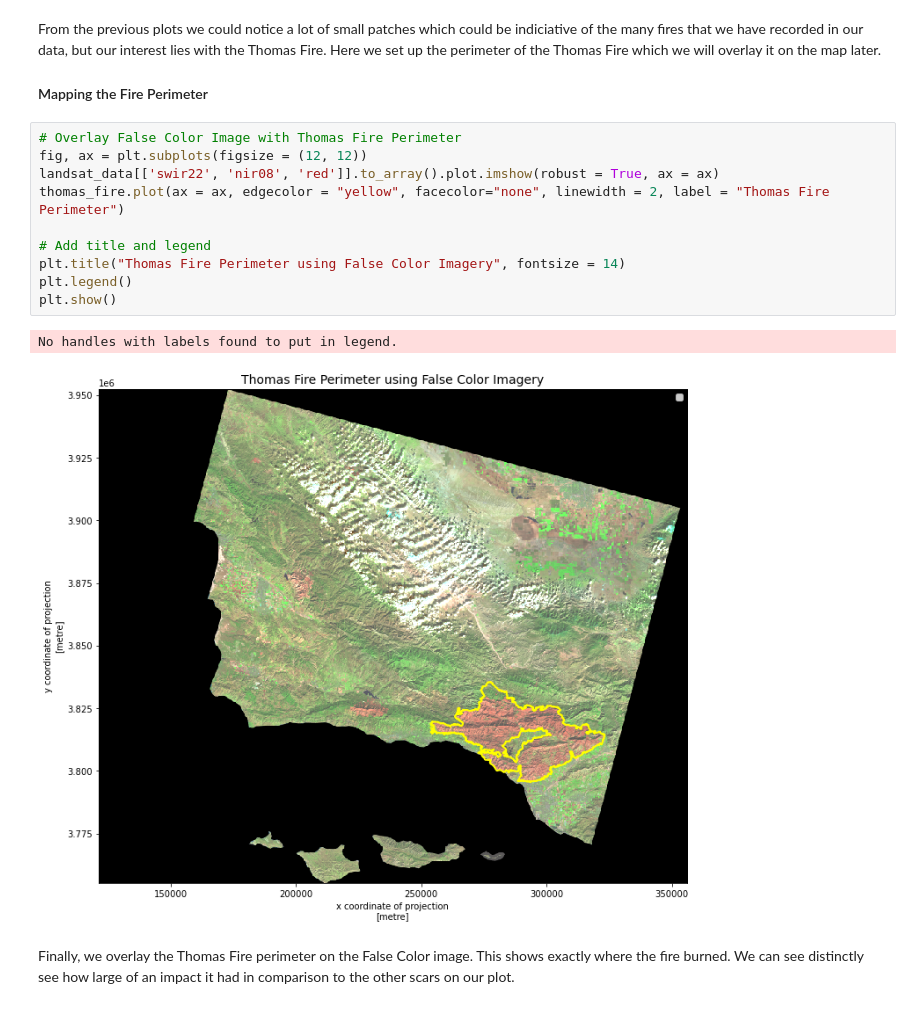
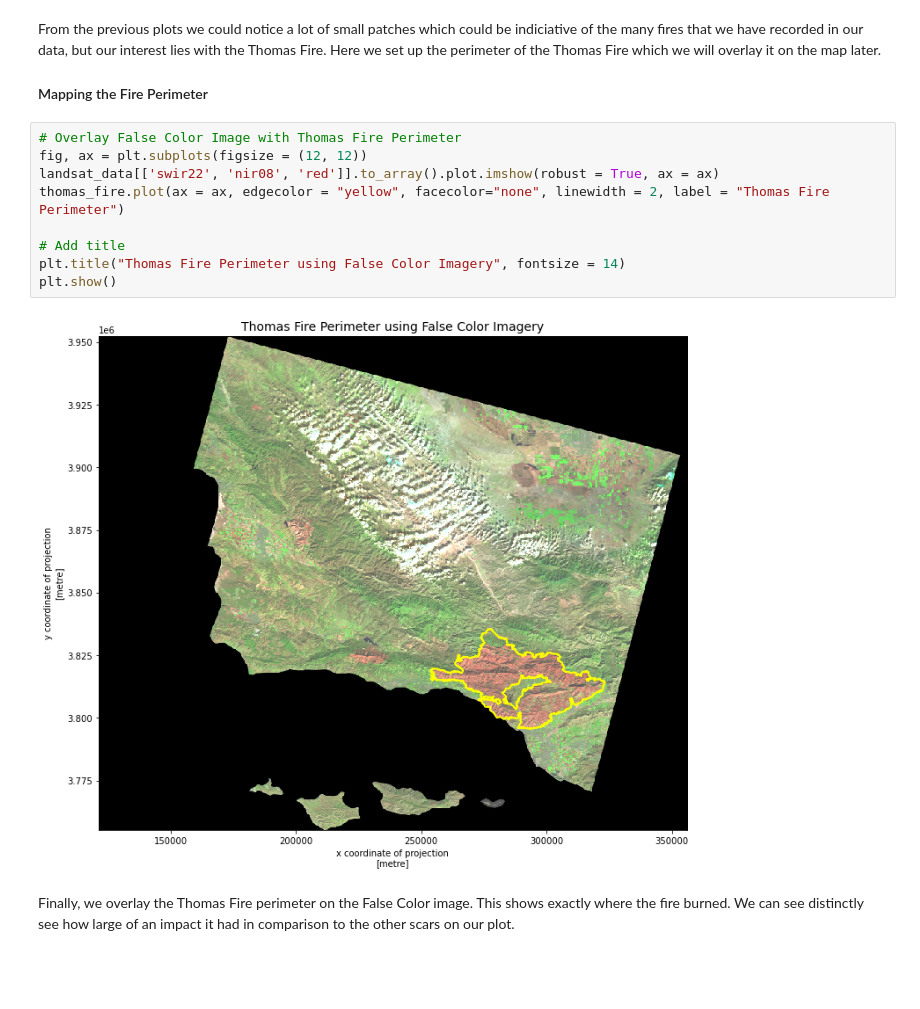
Before and after one commit to takeenshamloo/eds220-hwk4, a Jupyter notebook: blog_post_aqi_analysis.ipynb, the cells around one changed output. Drawn from its saved outputs; the diff is of its cells as text; blank space fills up the shorter version.

```diff
--- a/blog_post_aqi_analysis.ipynb
+++ b/blog_post_aqi_analysis.ipynb
@@ -218,15 +222,13 @@ From the previous plots we could notice a lot of small patches which could be in
 # %%
 # Overlay False Color Image with Thomas Fire Perimeter
 fig, ax = plt.subplots(figsize = (12, 12))
 landsat_data[['swir22', 'nir08', 'red']].to_array().plot.imshow(robust = True, ax = ax)
 thomas_fire.plot(ax = ax, edgecolor = "yellow", facecolor="none", linewidth = 2, label = "Thomas Fire Perimeter")
 
-# Add title and legend
+# Add title
 plt.title("Thomas Fire Perimeter using False Color Imagery", fontsize = 14)
-plt.legend()
 plt.show()
 # %% [output]
-No handles with labels found to put in legend.
-[figure, old version]
+[figure, new version]
 # %% [markdown]
 Finally, we overlay the Thomas Fire perimeter on the False Color image. This shows exactly where the fire burned. We can see distinctly see how large of an impact it had in comparison to the other scars on our plot.
```
Also changed, not shown: parts of 1 cell of this notebook.
